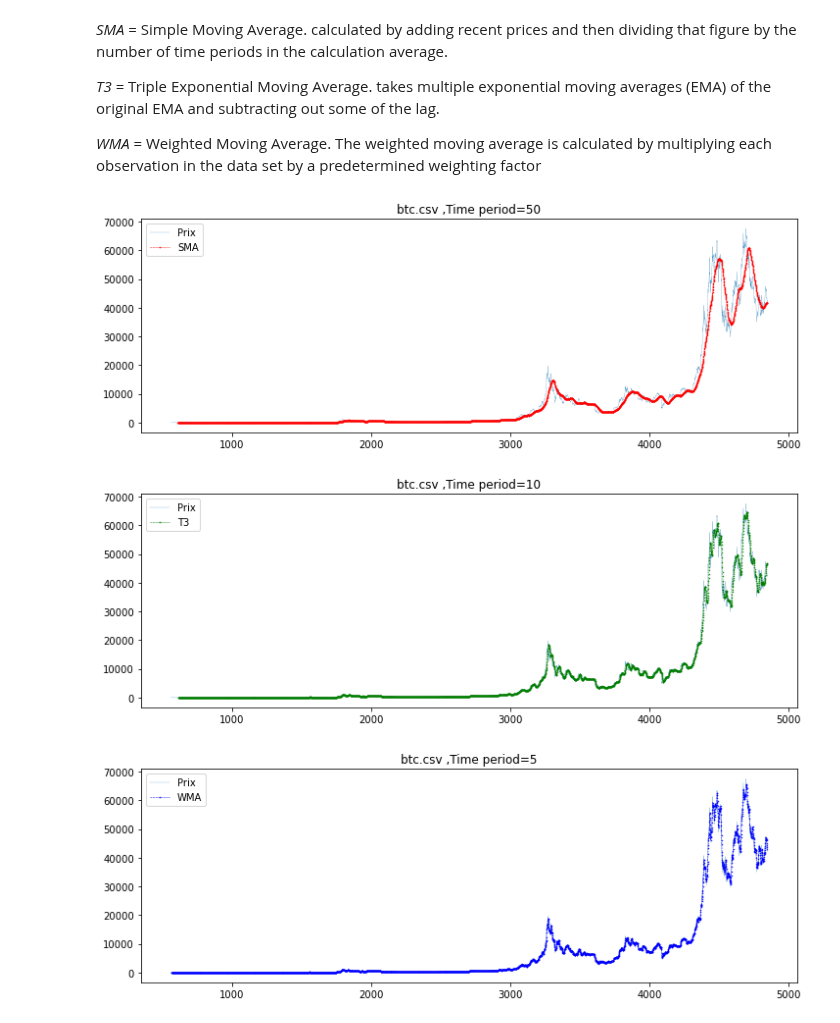
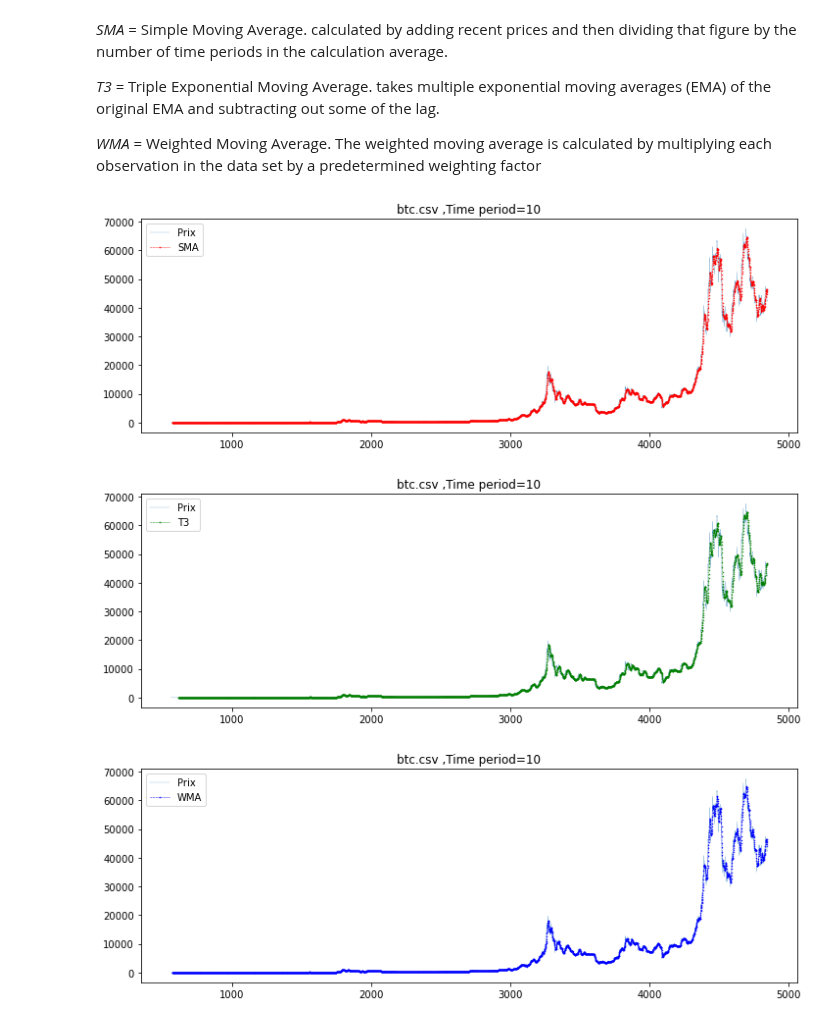
Before and after one commit to Massimo2003/BitcoinProject, a Jupyter notebook: COINMETRICS/MovingAverageCoinMetrics.ipynb, the cells around one changed output. Cells and saved outputs as stored; diff of their text form; code cells hidden in the pictures.

```diff
--- a/COINMETRICS/MovingAverageCoinMetrics.ipynb
+++ b/COINMETRICS/MovingAverageCoinMetrics.ipynb
@@ -31,27 +33,27 @@ print(response)
 # %%
 def get_graphe_comp(csv,TA,timep):
     df=get_df(csv)
     if(TA=='SMA'):
         df[TA] = SMA(df['PriceUSD'],timep)
         color='red'
     if(TA=='T3'):
         df[TA] = T3(df['PriceUSD'],timep)
         color='green'
     if(TA=='WMA'):
         df[TA] = WMA(df['PriceUSD'],timep)
         color='blue'
     fig, ax = plt.subplots(figsize = (12, 4))
 
     ax.plot(df["PriceUSD"], linestyle='-',
             linewidth=0.2, label='Prix')
     ax.plot(df[TA],marker='.',markersize=1,color=color,linestyle='--', linewidth=0.5, label=TA)
     ax.legend();
     plt.title(csv+" ,Time period="+str(timep))
 
-get_graphe_comp('btc.csv','SMA',50)
+get_graphe_comp('btc.csv','SMA',10)
 get_graphe_comp('btc.csv','T3',10)
-get_graphe_comp('btc.csv','WMA',5)
+get_graphe_comp('btc.csv','WMA',10)
 # %% [output]
-[figure, old version]
+[figure, new version]
 [figure]
 [figure]
```
Also changed, not shown: parts of 1 cell of this notebook.
